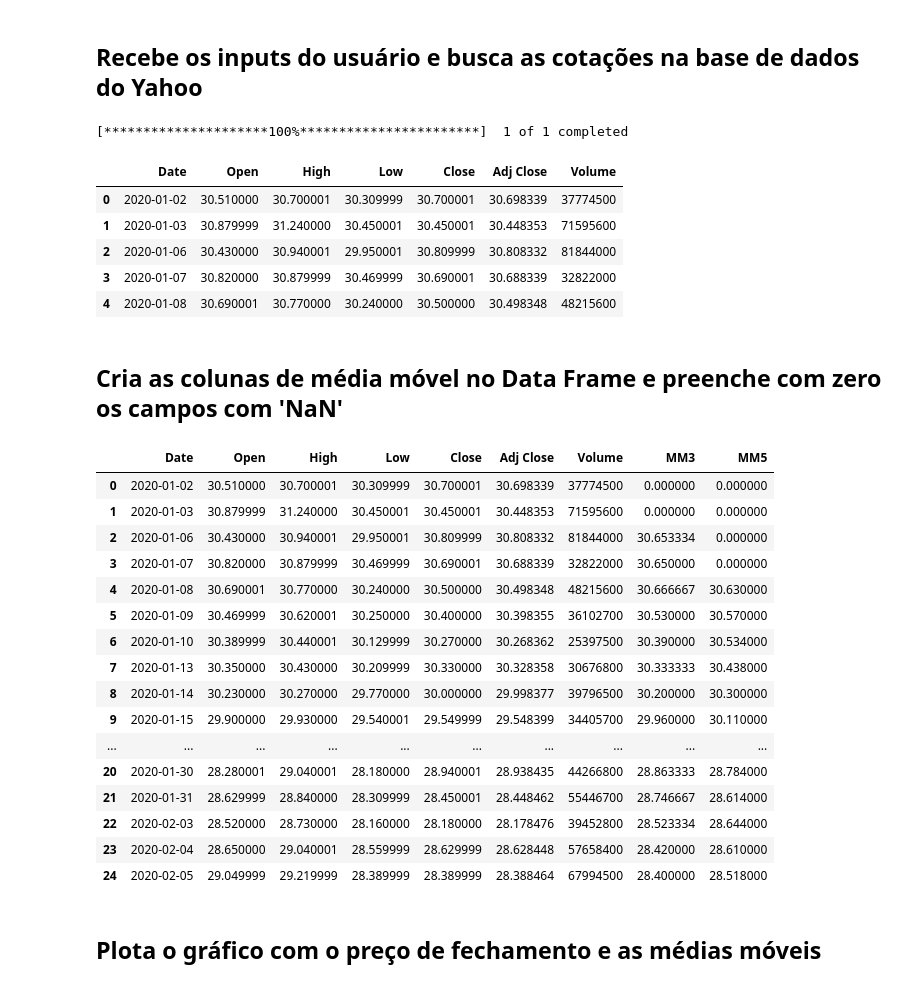
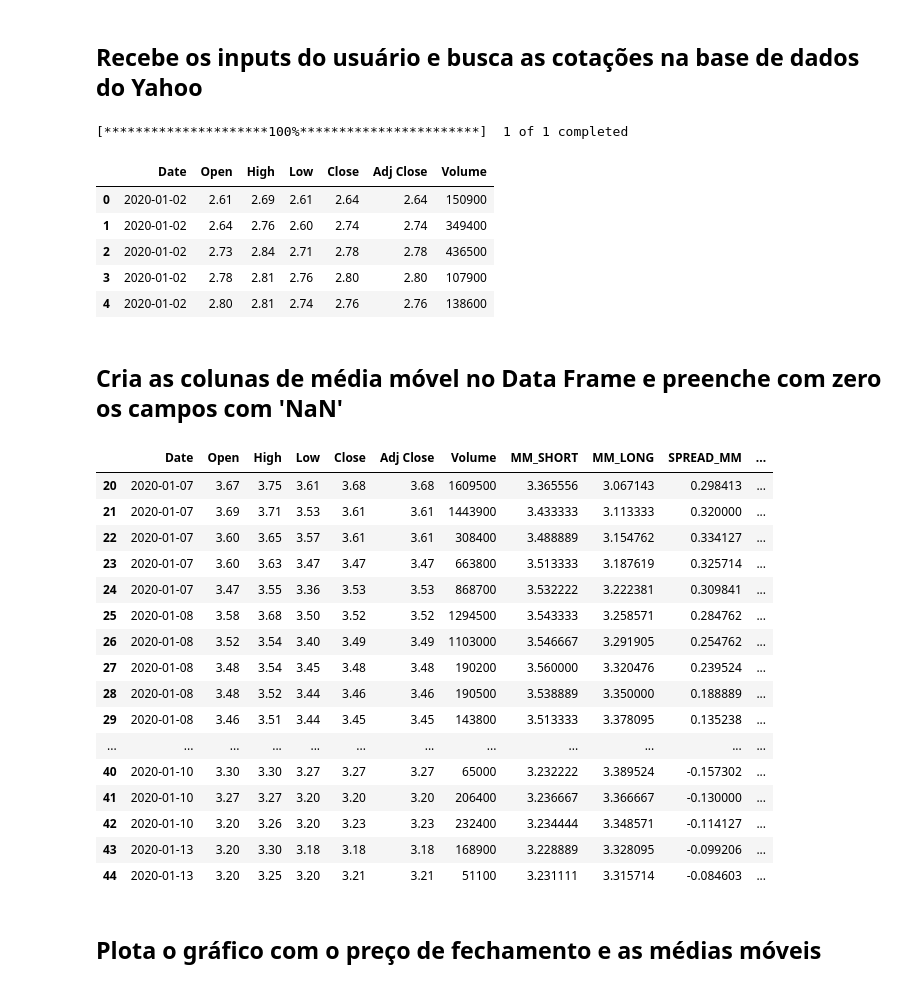
Before and after one commit to brunogdealmeida/acoes-b3-estrategia-media-movel, a Jupyter notebook: codigo-analisando-cotacoes-media-movel.ipynb, the cells around one changed output. Drawn from its saved outputs; the diff is of its cells as text; code cells hidden in the pictures.

Commit message:
Implementado a funcionalidade de backtest da estratégia

```diff
--- a/codigo-analisando-cotacoes-media-movel.ipynb
+++ b/codigo-analisando-cotacoes-media-movel.ipynb
@@ -24,51 +24,59 @@ num_mm_short = int(input('Digite um valor númerico para a média móvel curta')
 num_mm_long = int(input('Digite um valor numerico para a média móvel longa'))
 mean_short = 'MM' + str(num_mm_short)
 mean_long = 'MM' + str(num_mm_long)
+# Define o lote padrão de 100 ações
+capital = int(input('Digite o capital disponível para essa estratégia'))
 
 # Define o periodo de busca do historico de preços
 ini_date = datetime.date(2020,1,1)
 end_date = datetime.date(2020,12,31)
 
-df_stock_prices = yf.download(stock, start=ini_date, end=end_date)
+df_stock_prices = yf.download(stock, start=ini_date, end=end_date, interval='1h')
 df_stock_prices.reset_index(drop=False, inplace=True)
 
 df_stock_prices.head()
 # %% [output]
 [*********************100%***********************]  1 of 1 completed
 |  | Date | Open | High | Low | Close | Adj Close | Volume |
-| 0 | 2020-01-02 | 30.510000 | 30.700001 | 30.309999 | 30.700001 | 30.698339 | 37774500 |
-| 1 | 2020-01-03 | 30.879999 | 31.240000 | 30.450001 | 30.450001 | 30.448353 | 71595600 |
-| 2 | 2020-01-06 | 30.430000 | 30.940001 | 29.950001 | 30.809999 | 30.808332 | 81844000 |
-| 3 | 2020-01-07 | 30.820000 | 30.879999 | 30.469999 | 30.690001 | 30.688339 | 32822000 |
-| 4 | 2020-01-08 | 30.690001 | 30.770000 | 30.240000 | 30.500000 | 30.498348 | 48215600 |
+| 0 | 2020-01-02 | 2.61 | 2.69 | 2.61 | 2.64 | 2.64 | 150900 |
+| 1 | 2020-01-02 | 2.64 | 2.76 | 2.60 | 2.74 | 2.74 | 349400 |
+| 2 | 2020-01-02 | 2.73 | 2.84 | 2.71 | 2.78 | 2.78 | 436500 |
+| 3 | 2020-01-02 | 2.78 | 2.81 | 2.76 | 2.80 | 2.80 | 107900 |
+| 4 | 2020-01-02 | 2.80 | 2.81 | 2.74 | 2.76 | 2.76 | 138600 |
 # %% [markdown]
 ## Cria as colunas de média móvel no Data Frame e preenche com zero os campos com 'NaN'
 # %%
-df_stock_prices[mean_short] = df_stock_prices.Close.rolling(window=num_mm_short).mean()
-df_stock_prices[mean_long] = df_stock_prices.Close.rolling(window=num_mm_long).mean()
-df_stock_prices['SPREAD_MM'] = df_stock_prices[mean_short] - df_stock_prices[mean_long]
+df_stock_prices['MM_SHORT'] = df_stock_prices.Close.rolling(window=num_mm_short).mean()
+df_stock_prices['MM_LONG'] = df_stock_prices.Close.rolling(window=num_mm_long).mean()
+df_stock_prices['SPREAD_MM'] = df_stock_prices['MM_SHORT'] - df_stock_prices['MM_LONG']
 
-df_stock_prices[mean_short] = df_stock_prices[mean_short].fillna(0)
-df_stock_prices[mean_long] = df_stock_prices[mean_long].fillna(0)
+df_stock_prices['Start'] = 0.00
+df_stock_prices['Stop'] = 0.00
+df_stock_prices['Profit'] = 0.00
+
+df_stock_prices['MM_SHORT'] = df_stock_prices['MM_SHORT'].fillna(0)
+df_stock_prices['MM_LONG'] = df_stock_prices['MM_LONG'].fillna(0)
+# Excluindo do Data frame os registros com a média móvel zerada pois não dá pra fazer backtest nesses registros
+df_stock_prices = df_stock_prices.loc[df_stock_prices['MM_LONG']!=0]
 df_stock_prices.head(25)
 # %% [output]
-|  | Date | Open | High | Low | Close | Adj Close | Volume | MM3 | MM5 |
-| 0 | 2020-01-02 | 30.510000 | 30.700001 | 30.309999 | 30.700001 | 30.698339 | 37774500 | 0.000000 | 0.000000 |
-| 1 | 2020-01-03 | 30.879999 | 31.240000 | 30.450001 | 30.450001 | 30.448353 | 71595600 | 0.000000 | 0.000000 |
-| 2 | 2020-01-06 | 30.430000 | 30.940001 | 29.950001 | 30.809999 | 30.808332 | 81844000 | 30.653334 | 0.000000 |
-| 3 | 2020-01-07 | 30.820000 | 30.879999 | 30.469999 | 30.690001 | 30.688339 | 32822000 | 30.650000 | 0.000000 |
-| 4 | 2020-01-08 | 30.690001 | 30.770000 | 30.240000 | 30.500000 | 30.498348 | 48215600 | 30.666667 | 30.630000 |
-| 5 | 2020-01-09 | 30.469999 | 30.620001 | 30.250000 | 30.400000 | 30.398355 | 36102700 | 30.530000 | 30.570000 |
-| 6 | 2020-01-10 | 30.389999 | 30.440001 | 30.129999 | 30.270000 | 30.268362 | 25397500 | 30.390000 | 30.534000 |
-| 7 | 2020-01-13 | 30.350000 | 30.430000 | 30.209999 | 30.330000 | 30.328358 | 30676800 | 30.333333 | 30.438000 |
-| 8 | 2020-01-14 | 30.230000 | 30.270000 | 29.770000 | 30.000000 | 29.998377 | 39796500 | 30.200000 | 30.300000 |
-| 9 | 2020-01-15 | 29.900000 | 29.930000 | 29.540001 | 29.549999 | 29.548399 | 34405700 | 29.960000 | 30.110000 |
-| ... | ... | ... | ... | ... | ... | ... | ... | ... | ... |
-| 20 | 2020-01-30 | 28.280001 | 29.040001 | 28.180000 | 28.940001 | 28.938435 | 44266800 | 28.863333 | 28.784000 |
-| 21 | 2020-01-31 | 28.629999 | 28.840000 | 28.309999 | 28.450001 | 28.448462 | 55446700 | 28.746667 | 28.614000 |
-| 22 | 2020-02-03 | 28.520000 | 28.730000 | 28.160000 | 28.180000 | 28.178476 | 39452800 | 28.523334 | 28.644000 |
-| 23 | 2020-02-04 | 28.650000 | 29.040001 | 28.559999 | 28.629999 | 28.628448 | 57658400 | 28.420000 | 28.610000 |
-| 24 | 2020-02-05 | 29.049999 | 29.219999 | 28.389999 | 28.389999 | 28.388464 | 67994500 | 28.400000 | 28.518000 |
+|  | Date | Open | High | Low | Close | Adj Close | Volume | MM_SHORT | MM_LONG | SPREAD_MM | ... |
+| 20 | 2020-01-07 | 3.67 | 3.75 | 3.61 | 3.68 | 3.68 | 1609500 | 3.365556 | 3.067143 | 0.298413 | ... |
+| 21 | 2020-01-07 | 3.69 | 3.71 | 3.53 | 3.61 | 3.61 | 1443900 | 3.433333 | 3.113333 | 0.320000 | ... |
+| 22 | 2020-01-07 | 3.60 | 3.65 | 3.57 | 3.61 | 3.61 | 308400 | 3.488889 | 3.154762 | 0.334127 | ... |
+| 23 | 2020-01-07 | 3.60 | 3.63 | 3.47 | 3.47 | 3.47 | 663800 | 3.513333 | 3.187619 | 0.325714 | ... |
+| 24 | 2020-01-07 | 3.47 | 3.55 | 3.36 | 3.53 | 3.53 | 868700 | 3.532222 | 3.222381 | 0.309841 | ... |
+| 25 | 2020-01-08 | 3.58 | 3.68 | 3.50 | 3.52 | 3.52 | 1294500 | 3.543333 | 3.258571 | 0.284762 | ... |
+| 26 | 2020-01-08 | 3.52 | 3.54 | 3.40 | 3.49 | 3.49 | 1103000 | 3.546667 | 3.291905 | 0.254762 | ... |
+| 27 | 2020-01-08 | 3.48 | 3.54 | 3.45 | 3.48 | 3.48 | 190200 | 3.560000 | 3.320476 | 0.239524 | ... |
+| 28 | 2020-01-08 | 3.48 | 3.52 | 3.44 | 3.46 | 3.46 | 190500 | 3.538889 | 3.350000 | 0.188889 | ... |
+| 29 | 2020-01-08 | 3.46 | 3.51 | 3.44 | 3.45 | 3.45 | 143800 | 3.513333 | 3.378095 | 0.135238 | ... |
+| ... | ... | ... | ... | ... | ... | ... | ... | ... | ... | ... | ... |
+| 40 | 2020-01-10 | 3.30 | 3.30 | 3.27 | 3.27 | 3.27 | 65000 | 3.232222 | 3.389524 | -0.157302 | ... |
+| 41 | 2020-01-10 | 3.27 | 3.27 | 3.20 | 3.20 | 3.20 | 206400 | 3.236667 | 3.366667 | -0.130000 | ... |
+| 42 | 2020-01-10 | 3.20 | 3.26 | 3.20 | 3.23 | 3.23 | 232400 | 3.234444 | 3.348571 | -0.114127 | ... |
+| 43 | 2020-01-13 | 3.20 | 3.30 | 3.18 | 3.18 | 3.18 | 168900 | 3.228889 | 3.328095 | -0.099206 | ... |
+| 44 | 2020-01-13 | 3.20 | 3.25 | 3.20 | 3.21 | 3.21 | 51100 | 3.231111 | 3.315714 | -0.084603 | ... |
 # %% [markdown]
 ## Plota o gráfico com o preço de fechamento e as médias móveis
 # %%
```
Also changed, not shown: parts of 4 cells of this notebook, 1 other file.
